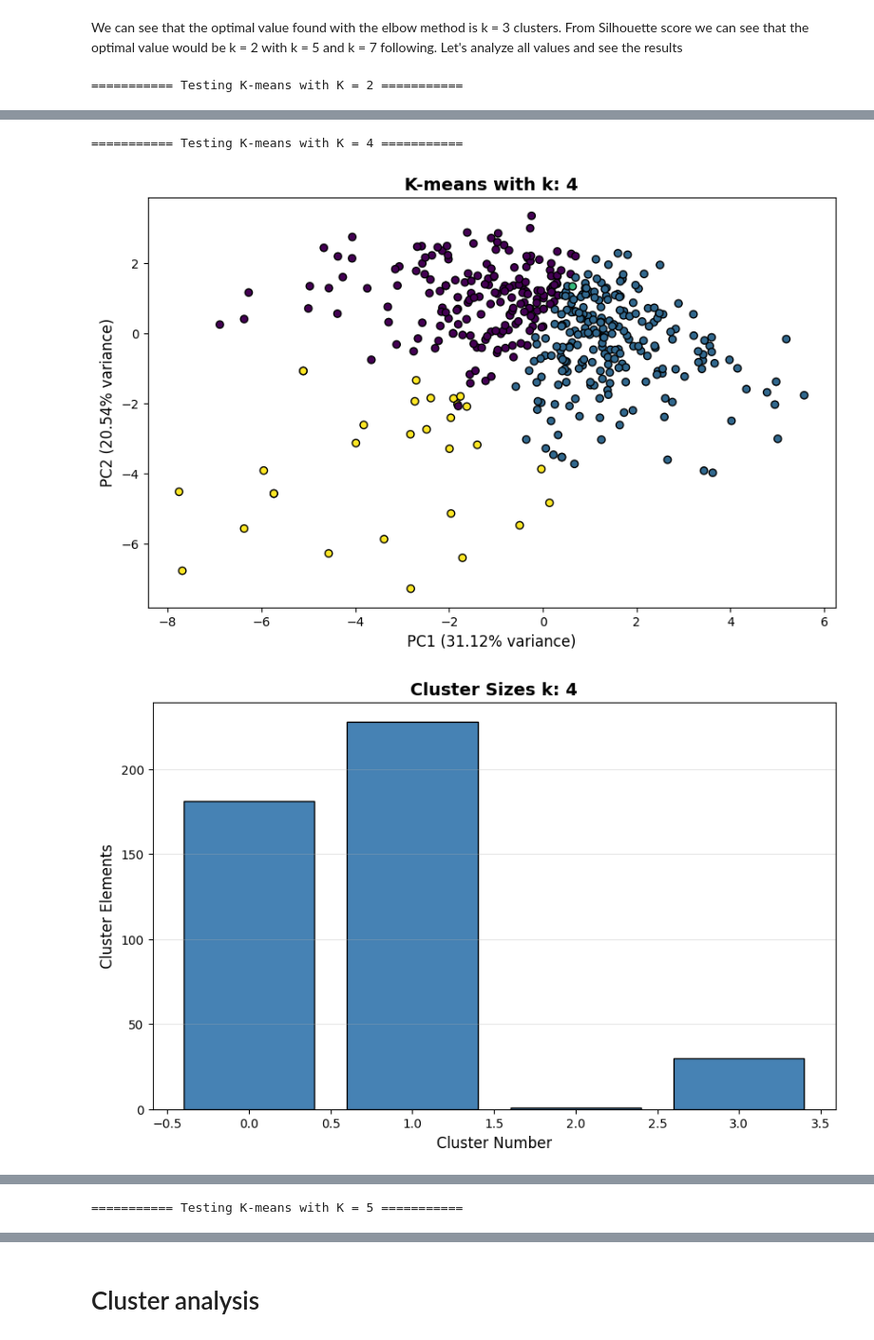
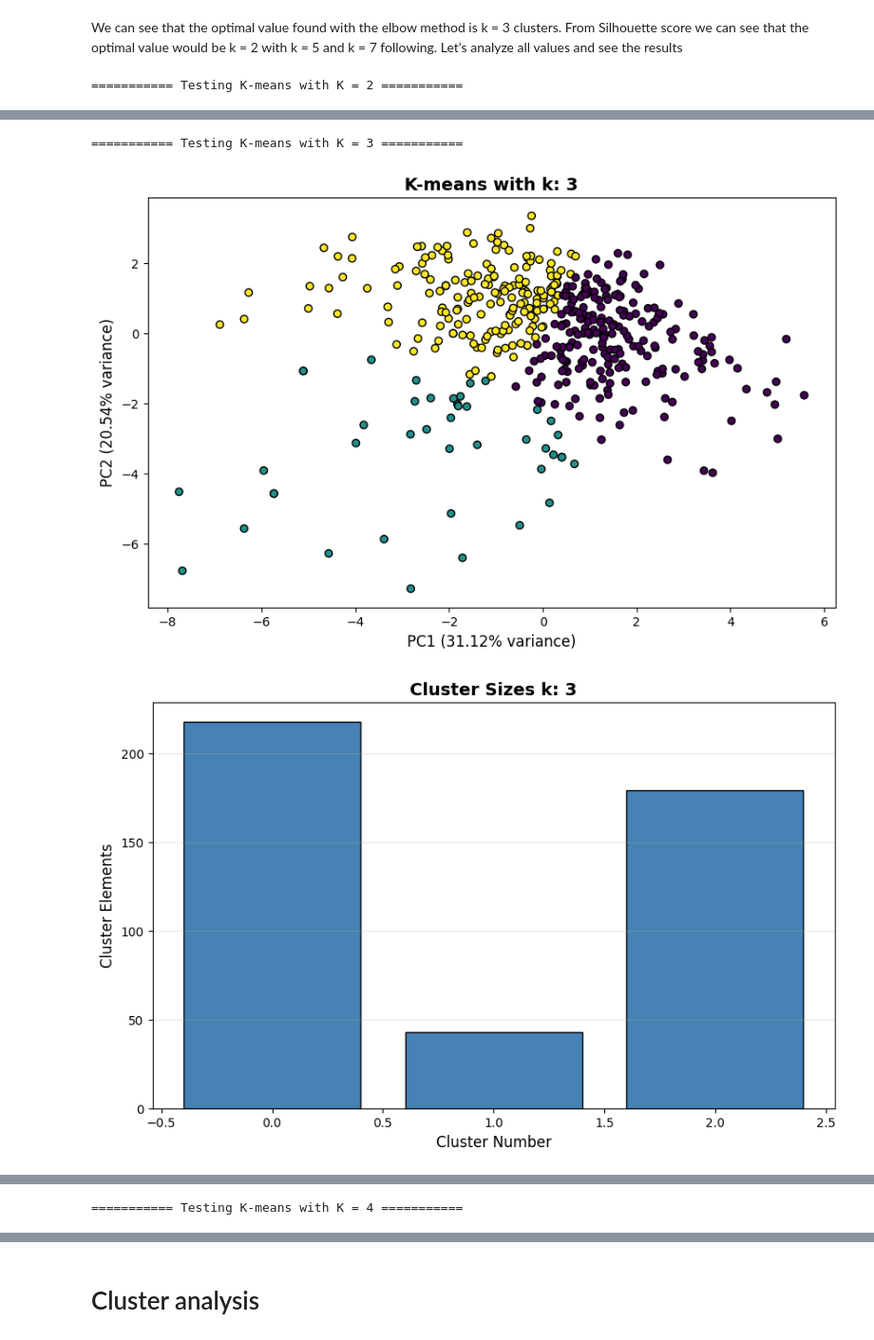
Before and after one commit to DGabri/data_mining_unipi, a Jupyter notebook: task_4/timeseries_clustering.ipynb, the cells around one changed output, grey strips where cells are left out. Shown at 95% size. Cells and saved outputs as stored; diff of their text form; code cells hidden in the pictures.

```diff
--- a/task_4/timeseries_clustering.ipynb
+++ b/task_4/timeseries_clustering.ipynb
@@ -270,15 +270,15 @@ We can see that the optimal value found with the elbow method is k = 3 clusters.
 From Silhouette score we can see that the optimal value would be k = 2 with k = 5 and k = 7 following.
 Let's analyze all values and see the results
 # %%
-k_to_test = [2,4,5]
+k_to_test = [2,3,4,6]
 
 for k in k_to_test:
     k_means_run_analysis(num_clusters=k, num_pca_components=2)
 # %% [output]
 =========== Testing K-means with K = 2 ===========
 [figure]
 [figure]
 [figure]
-=========== Testing K-means with K = 4 ===========
+=========== Testing K-means with K = 3 ===========
-[figure, old version]
+[figure, new version]
-[figure, old version]
+[figure, new version]
@@ -286 +286 @@ for k in k_to_test:
-=========== Testing K-means with K = 5 ===========
+=========== Testing K-means with K = 4 ===========
```
Also changed, not shown: parts of 3 cells of this notebook, 1 other file.
